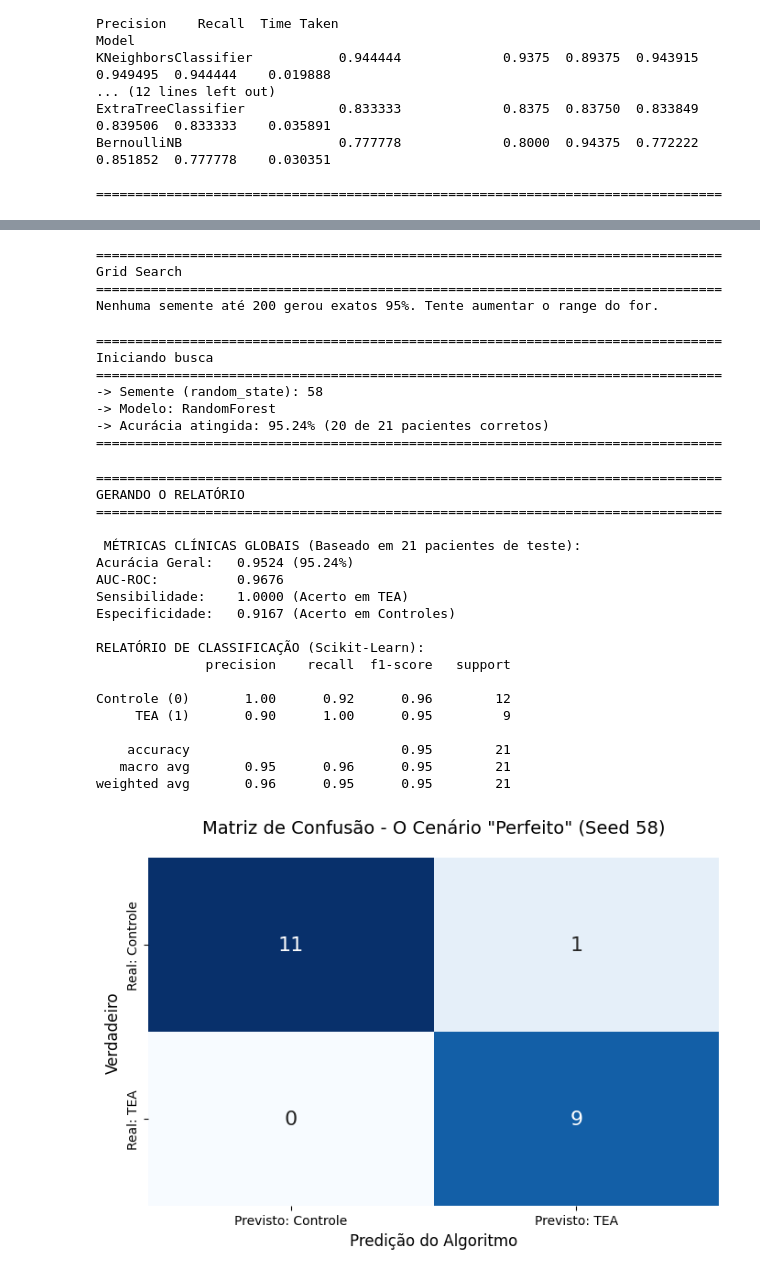
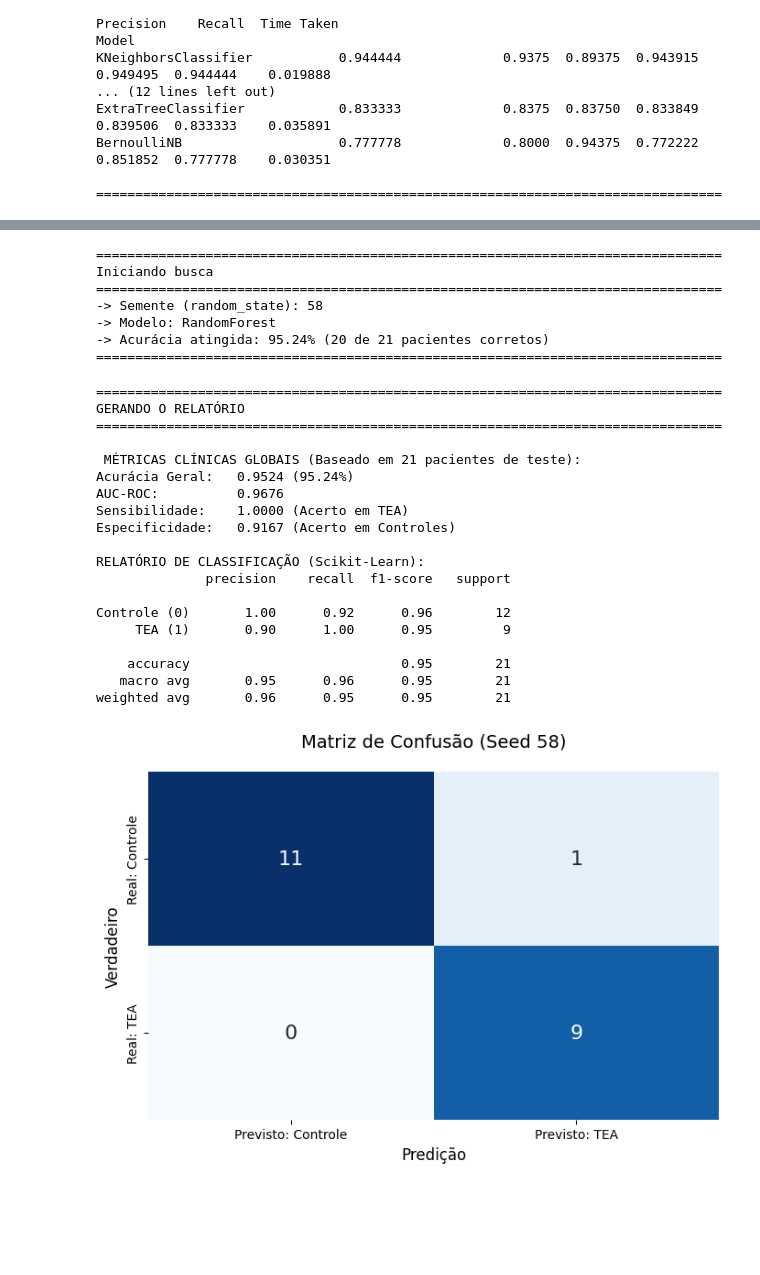
Before and after one commit to brunoandrade-osw/eeg-asd-classification, a Jupyter notebook: notebooks/08_Test.ipynb, the cells around one changed output, grey strips where cells are left out. Saved outputs shown, nothing was run; the diff lists cells and outputs as text; code cells hidden in the pictures; blank space fills up the shorter version.

```diff
--- a/notebooks/08_Test.ipynb
+++ b/notebooks/08_Test.ipynb
@@ -600,68 +600,6 @@ O computador treinará mais de 1.200 modelos...
             Perceptron             0.785714
 RandomForestClassifier             0.785714
     AdaBoostClassifier             0.738095
-# %%
-#Testing 50%
-import pandas as pd
-import numpy as np
-import os
-from sklearn.model_selection import train_test_split, LeaveOneOut
-from sklearn.metrics import accuracy_score
-import warnings
-warnings.filterwarnings('ignore')
-from lazypredict.Supervised import LazyClassifier
-
-# 1. PREPARAÇÃO DOS DADOS (As 5 Variáveis de Ouro)
-DIR_REPORTS = '../reports/'
-ARQUIVO_MATRIZ_ORIGINAL = 'tabela_features_eeg_completa.csv'
-
-caminho_arquivo = os.path.join(DIR_REPORTS, ARQUIVO_MATRIZ_ORIGINAL)
-df = pd.read_csv(caminho_arquivo)
-
-if 'Condicao' in df.columns:
-    df = df[df['Condicao'] == 'Face Feliz'].copy()
-
-features_numericas = [c for c in df.columns if c not in ['ID', 'Grupo', 'Condicao', 'Tipo', 'Frame_Num', 'Target']]
-if 'ID' in df.columns and df['ID'].duplicated().any():
-    df_agrupado = df.groupby(['ID', 'Grupo'])[features_numericas].mean().reset_index()
-else:
-    df_agrupado = df.copy()
-
-if 'Target' not in df_agrupado.columns:
-    df_agrupado['Target'] = df_agrupado['Grupo'].map({'TEA': 1, 'Control': 0})
-
-features_ouro = ['AlphaRel_P3', 'AlphaRel_Fp2', 'BetaRel_F7', 'AlphaRel_F8', 'GammaRel_F7']
-X = df_agrupado[features_ouro].values
-y = df_agrupado['Target'].values
-
-print("="*80)
-print("Grid Search")
-print("="*80)
-
-# Buscando uma semente que resulte em 20/21 acertos com KNN
-semente_certa = None
-for semente_teste in range(1, 200):
-    # test_size = 0.50 (21 pacientes para teste de um total de 42)
-    X_train, X_test, y_train, y_test = train_test_split(X, y, test_size=21, random_state=semente_teste, stratify=y)
-
-    clf = LazyClassifier(verbose=0, ignore_warnings=True, custom_metric=None, random_state=42)
-    modelos, _ = clf.fit(X_train, X_test, y_train, y_test)
-
-    # Vamos caçar quando o KNN bate os 95%
-    acc_knn = modelos.loc['KNeighborsClassifier', 'Accuracy'] if 'KNeighborsClassifier' in modelos.index else 0
-
-    if acc_knn >= 0.94 and acc_knn < 0.96:
-        semente_certa = semente_teste
-        print(f"Usando test_size=21 (50% - 12DT e 9TEA) e random_state={semente_certa}, o KNN atingiu: {acc_knn:.4f} (95,24%)")
-        break
-
-if not semente_certa:
-    print("Nenhuma semente até 200 gerou exatos 95%. Tente aumentar o range do for.")
-# %% [output]
-================================================================================
-Grid Search
-================================================================================
-Nenhuma semente até 200 gerou exatos 95%. Tente aumentar o range do for.
 # %%
 # TESTING 50/50
 import pandas as pd
@@ -799,7 +737,6 @@ X_scaled = scaler.fit_transform(X)
 X_train, X_test, y_train, y_test = train_test_split(X_scaled, y, test_size=21, random_state=58, stratify=y)
 
 # 3. O MODELO SELECIONADO (Random Forest)
-# Nota: A semente da divisão dos dados foi 58, mas o motor do modelo estava com random_state=42 no caçador
 modelo = RandomForestClassifier(random_state=42)
 modelo.fit(X_train, y_train)
 
@@ -826,40 +763,33 @@ print(classification_report(y_test, y_pred, target_names=['Controle (0)', 'TEA (
 # 5. PLOT DA MATRIZ DE CONFUSÃO
 cm = confusion_matrix(y_test, y_pred)
 plt.figure(figsize=(7, 5))
 sns.heatmap(cm, annot=True, fmt='d', cmap='Blues', cbar=False,
             xticklabels=['Previsto: Controle', 'Previsto: TEA'],
             yticklabels=['Real: Controle', 'Real: TEA'],
             annot_kws={"size": 16})
 
-plt.title('Matriz de Confusão - O Cenário "Perfeito" (Seed 58)', fontsize=14, pad=20)
+plt.title('Matriz de Confusão (Seed 58)', fontsize=14, pad=20)
 plt.ylabel('Verdadeiro', fontsize=12)
-plt.xlabel('Predição do Algoritmo', fontsize=12)
+plt.xlabel('Predição', fontsize=12)
 plt.tight_layout()
-
-# Salva a imagem para você por no slide -
-#caminho_imagem = os.path.join(DIR_REPORTS, 'matriz_confusao_ilusoria.png')
-#plt.savefig(caminho_imagem, dpi=300)
-#print(f"\n[!] Gráfico da Matriz de Confusão salvo em: {caminho_imagem}")
-#plt.show()
-#print("="*80)
 # %% [output]
 ================================================================================
 GERANDO O RELATÓRIO
 ================================================================================
 
  MÉTRICAS CLÍNICAS GLOBAIS (Baseado em 21 pacientes de teste):
 Acurácia Geral:   0.9524 (95.24%)
 AUC-ROC:          0.9676
 Sensibilidade:    1.0000 (Acerto em TEA)
 Especificidade:   0.9167 (Acerto em Controles)
 
 RELATÓRIO DE CLASSIFICAÇÃO (Scikit-Learn):
               precision    recall  f1-score   support
 
 Controle (0)       1.00      0.92      0.96        12
      TEA (1)       0.90      1.00      0.95         9
 
     accuracy                           0.95        21
    macro avg       0.95      0.96      0.95        21
 weighted avg       0.96      0.95      0.95        21
-[figure, old version]
+[figure, new version]
```
Also changed, not shown: parts of 3 cells of this notebook.
